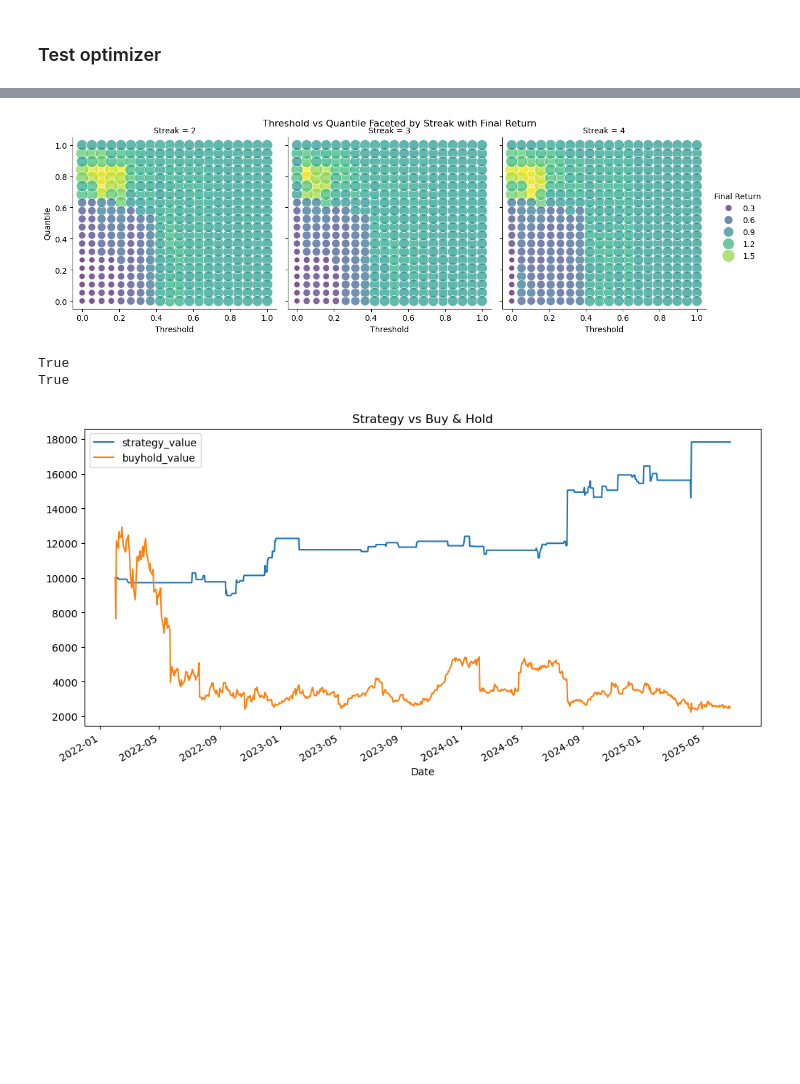
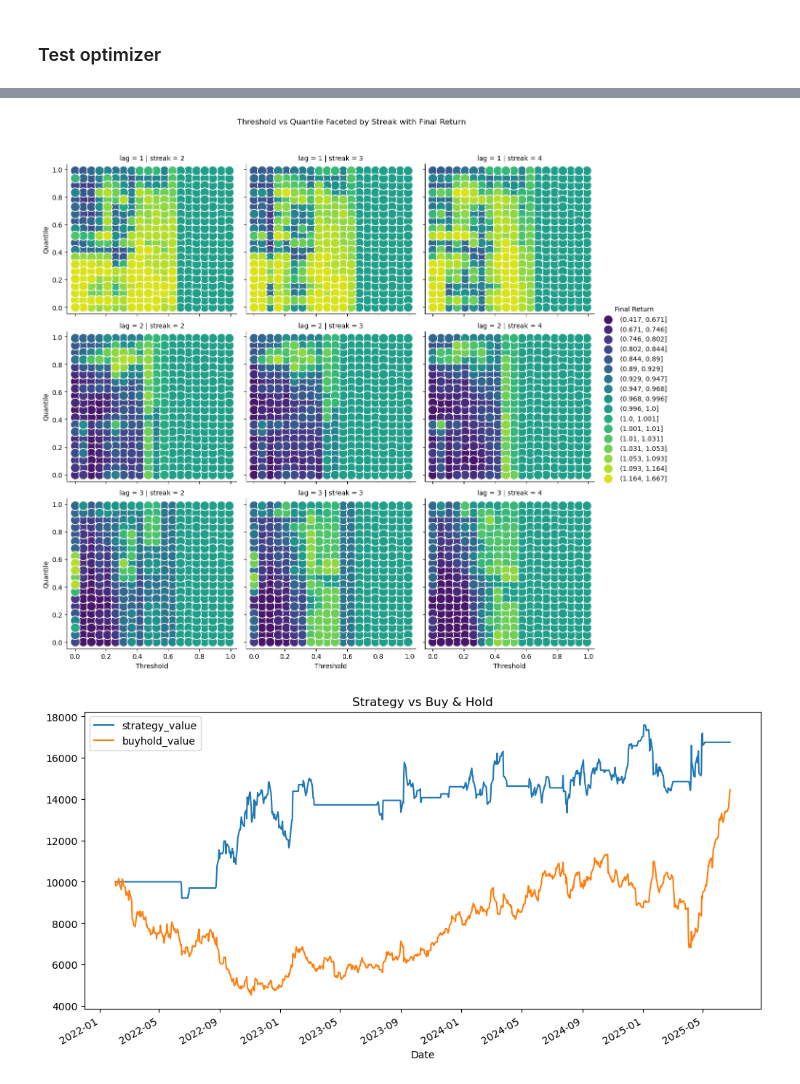
Before and after one commit to GeronimoBWalker/commodity, a Jupyter notebook: Backtest/Backtest.ipynb, the cells around one changed output, grey strips where cells are left out. Saved outputs shown, nothing was run; the diff lists cells and outputs as text; code cells hidden in the pictures; blank space fills up the shorter version.

```diff
--- a/Backtest/Backtest.ipynb
+++ b/Backtest/Backtest.ipynb
@@ -20,16 +20,16 @@ stocks.index = pd.to_datetime(stocks.index)
 # %% [markdown]
 ### Test optimizer
 # %%
-
 # Example pair
-commodity = commodities['SI=F Close']
-stock = stocks['SNAP']
+commodity = commodities['GC=F Close']
+stock = stocks['STX']
 
 param_grid = {
-    'threshold': np.linspace(0,1,20),
+    'threshold': np.linspace(0,0.99,20),
     'streak': [2, 3, 4],
-    'quantile': np.linspace(0,1,20)
+    'quantile': np.linspace(0,0.99,20),
+    'lag': [1,2,3]
 }
 
 results = optimize(commodity, stock, param_grid)
-print(results.head(20))
+print(results.head(10))
@@ -36,43 +48,46 @@ print(results.head(20))
 # %%
-# Create the FacetGrid
-g = sns.FacetGrid(results, col='streak', col_wrap=3, height=4, sharex=True, sharey=True)
+vmin = results['final_return'].min()
+vmax = results['final_return'].max()
+results['return_bin'] = pd.qcut(results['final_return'], q=25, duplicates='drop')
 
-# Map scatterplots with threshold on x, quantile on y
-# Use final_return for size and color
+g = sns.FacetGrid(
+    results,
+    col='streak',
+    row='lag',
+    height=4,
+    sharex=True,
+    sharey=True,
+    hue='return_bin',
+    palette='viridis'
+)
+
 g.map_dataframe(
     sns.scatterplot,
     x='threshold',
     y='quantile',
-    size='final_return',
-    hue='final_return',
-    palette='viridis',
-    sizes=(50, 300),
-    legend='brief',
-    alpha=0.7
+    size=None,
+    s=200
 )
 
-# Add legends and adjust
+
 g.add_legend(title='Final Return')
-
-# Set axis labels and title for each subplot
 g.set_axis_labels('Threshold', 'Quantile')
-g.set_titles('Streak = {col_name}')
-
 plt.subplots_adjust(top=0.9)
 g.fig.suptitle('Threshold vs Quantile Faceted by Streak with Final Return')
 
 plt.show()
 # %% [output]
-[figure, old version]
+[figure, new version]
 # %%
 i = 0
 
 threshold = results.iloc[i,:]['threshold']
 min_streak = results.iloc[i,:]['streak']
 quantile = results.iloc[i,:]['quantile']
+lag = results.iloc[i,:]['lag']
 
 
-features_df = compute_features(commodity,stock)
+features_df = compute_features(commodity,stock,lag)
 features_df['stock_price'] = stock
 signals_df = detect_trade_signals(
     features_df,
@@ -96,6 +111,4 @@ result[['strategy_value', 'buyhold_value']].plot(
 
 plt.show()
 # %% [output]
-True
-True
-[figure, old version]
+[figure, new version]
```
Also changed, not shown: parts of 1 cell of this notebook, 3 other files.
